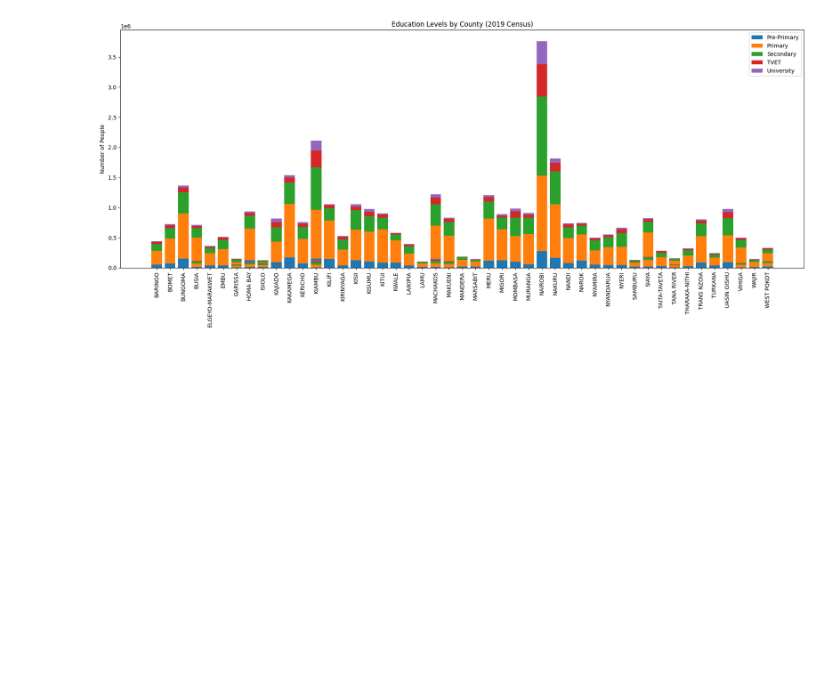
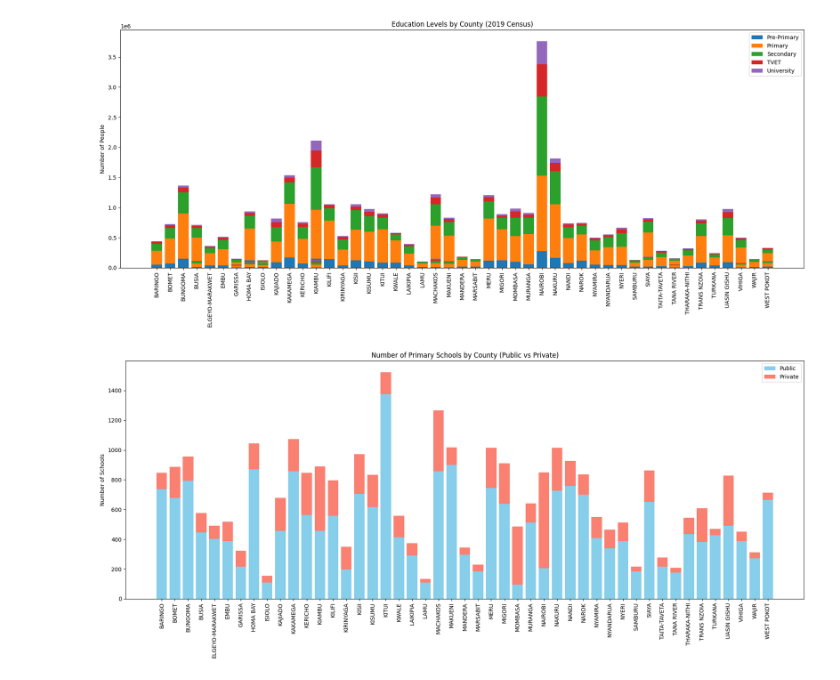
Before and after one commit to ChiriKamau/soma, a Jupyter notebook: notebooks/In_school.ipynb, the cells around one changed output. Saved outputs shown, nothing was run; the diff lists cells and outputs as text; code cells hidden in the pictures; blank space fills up the shorter version.

Commit message:
added schools data

```diff
--- a/notebooks/In_school.ipynb
+++ b/notebooks/In_school.ipynb
@@ -271,3 +271,29 @@ plt.tight_layout()
 plt.show()
 # %% [output]
 [figure]
+# %%
+url = "https://raw.githubusercontent.com/ChiriKamau/soma/refs/heads/main/data/No_primary_school.csv"
+df_schools = pd.read_csv(url)
+
+# Ensure county names match your counties_list
+df_schools["County"] = df_schools["County"].str.upper()
+df_schools = df_schools[df_schools["County"].isin(counties_list)]
+
+# Sort by counties_list order
+df_schools["County"] = pd.Categorical(df_schools["County"], categories=counties_list, ordered=True)
+df_schools = df_schools.sort_values("County")
+
+# Plotting
+plt.figure(figsize=(18, 8))
+plt.bar(df_schools["County"], df_schools["Public_Primary_Schools"], label="Public", color="skyblue")
+plt.bar(df_schools["County"], df_schools["Private_Primary_Schools"], bottom=df_schools["Public_Primary_Schools"],
+        label="Private", color="salmon")
+
+plt.xticks(rotation=90)
+plt.ylabel("Number of Schools")
+plt.title("Number of Primary Schools by County (Public vs Private)")
+plt.legend()
+plt.tight_layout()
+plt.show()
+# %% [output]
+[figure, added]
```
Also changed, not shown: parts of 1 cell of this notebook.
